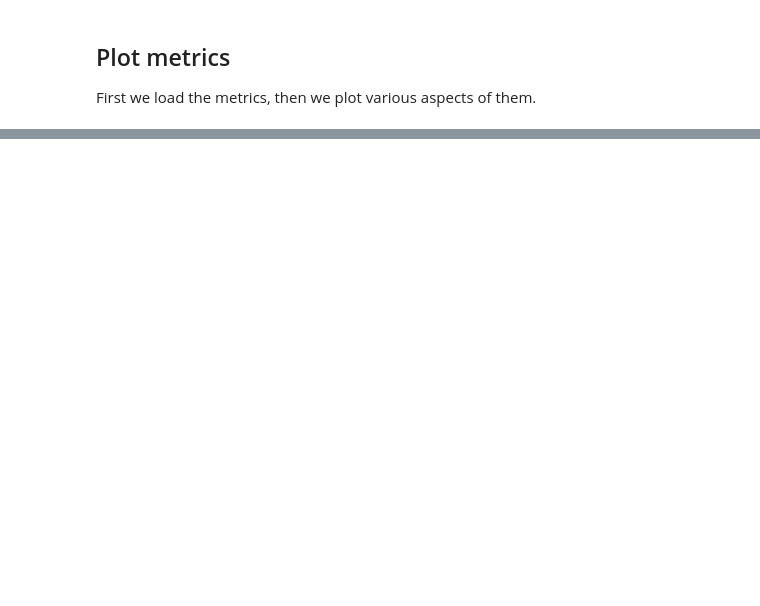
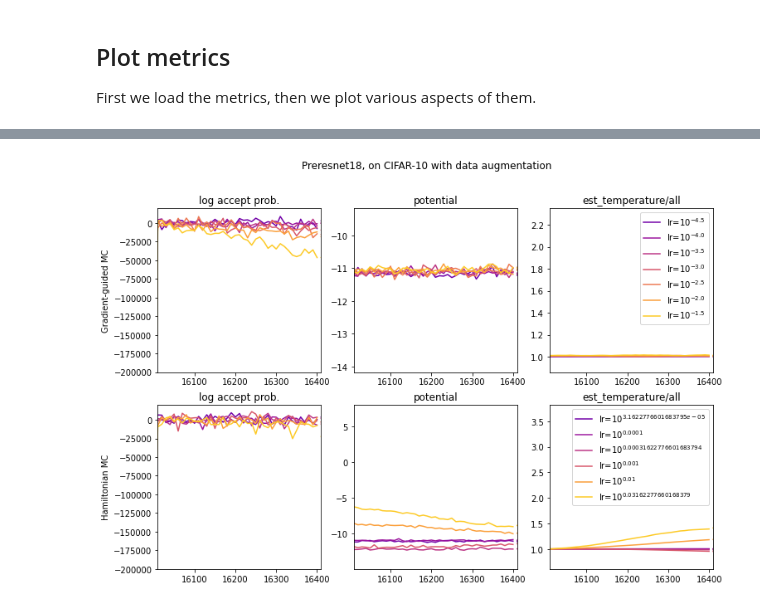
Before and after one commit to ratschlab/bnn_priors, a Jupyter notebook: experiments/3.3.5_lr_CIFAR10_comparison.ipynb, the cells around one changed output, grey strips where cells are left out. Saved outputs shown, nothing was run; the diff lists cells and outputs as text; code cells hidden in the pictures; blank space fills up the shorter version.

```diff
--- a/experiments/3.3.5_lr_CIFAR10_comparison.ipynb
+++ b/experiments/3.3.5_lr_CIFAR10_comparison.ipynb
@@ -328,0 +195,96 @@ model.load_state_dict({k: v[-1] for k, v in state_dict_samples.items()})
+# %%
+fig, all_axes = plt.subplots(2, 3, figsize=(12, 8), facecolor='white')
+
+
+def log_accept_prob(x):
+    return -x/temperature
+
+inference = "VerletSGLDReject"
+temperature = 1.0
+fig.suptitle(f"Preresnet18, on CIFAR-10 with data augmentation")
+
+
+completed_df = full_df[(full_df["weight_prior"] == "gaussian")
+                       & (full_df["temperature"] == temperature)
+                       & (full_df["inference"] == inference)
+                       & (full_df["lr"] != 0.1)]
+
+min_log_lr = math.log(full_df["lr"].min(), 10) - 1
+max_log_lr = math.log(full_df["lr"].max(), 10)
+_cmap = plt.get_cmap('plasma')
+
+def lr_cmap(log_lr):
+    x = (log_lr - min_log_lr) / (max_log_lr- min_log_lr)
+    return _cmap(x)
+
+
+
+axes = all_axes[0]
+for i_order, idx in enumerate(completed_df.sort_values("lr").index):
+    log_lr = round(math.log(completed_df.loc[idx, 'lr'], 10)*10) / 10
+
+    color_kwargs = dict(color=lr_cmap(log_lr), alpha=1)
+    #color_kwargs = dict(color="C1", alpha=1)
+    plot_kwargs = dict(label=f"lr=$10^{{{log_lr}}}$", **color_kwargs)
+
+    with h5py.File(Path(completed_df.loc[idx, "the_dir"], "metrics.h5"), "r", swmr=True) as metrics:
+        is_sample_mask = (metrics['acceptance/is_sample'][:] == 1)
+        #is_sample_mask = slice(None)
+        ax = axes[0]
+        plot.metric(ax, metrics, "delta_energy", transform=log_accept_prob,
+                    plot_kwargs=plot_kwargs, mask=slice(None), legend=False)
+        ax.set_title("log accept prob.")
+        plot.vlines(ax, metrics, is_sample_mask)
+
+        ax = axes[1]
+        plot.metric(ax, metrics, "potential", mask=slice(None), plot_kwargs=plot_kwargs, legend=False)
+        ax.set_title("potential")
+
+        ax = axes[2]
+        plot.metric(ax, metrics, "est_temperature/all", mask=slice(None), plot_kwargs=plot_kwargs)
+        ax.set_title("est_temperature/all")
+axes[0].set_ylabel("Gradient-guided MC")
+
+
+inference = "HMCReject"
+temperature = 1.0
+cmap = plt.get_cmap('plasma')
+
+completed_df = full_df[(full_df["weight_prior"] == "gaussian")
+                       & (full_df["temperature"] == temperature)
+                       & (full_df["inference"] == inference)
+                       & (full_df["lr"] != 0.1)]
+
+axes = all_axes[1]
+for i_order, idx in enumerate(completed_df.sort_values("lr").index):
+    log_lr = round(math.log(completed_df.loc[idx, 'lr'], 10)*10) / 10
+
+    color_kwargs = dict(color=lr_cmap(log_lr), alpha=1)
+    #color_kwargs = dict(color="C1", alpha=1)
+    plot_kwargs = dict(label=f"lr=$10^{{{completed_df.loc[idx, 'lr']}}}$", **color_kwargs)
+
+    with h5py.File(Path(completed_df.loc[idx, "the_dir"], "metrics.h5"), "r", swmr=True) as metrics:
+        is_sample_mask = (metrics['acceptance/is_sample'][:] == 1)
+        #is_sample_mask = slice(None)
+        ax = axes[0]
+        plot.metric(ax, metrics, "delta_energy", transform=log_accept_prob,
+                    plot_kwargs=plot_kwargs, mask=slice(None), legend=False)
+        ax.set_title("log accept prob.")
+        plot.vlines(ax, metrics, is_sample_mask)
+
+        ax = axes[1]
+        plot.metric(ax, metrics, "potential", mask=slice(None), plot_kwargs=plot_kwargs, legend=False)
+        ax.set_title("potential")
+
+        ax = axes[2]
+        plot.metric(ax, metrics, "est_temperature/all", mask=slice(None), plot_kwargs=plot_kwargs)
+        ax.set_title("est_temperature/all")
+axes[0].set_ylabel("Hamiltonian MC")
+
+for axes in all_axes:
+    axes[0].set_ylim((-200000, 20000))
+    axes[0].set_xlim((16010, 16410))
+    axes[1].set_xlim((16010, 16410))
+    axes[2].set_xlim((16010, 16410))
+# %% [output]
+[figure, added]
```
Also changed, not shown: parts of 22 cells of this notebook, 2 other files.
